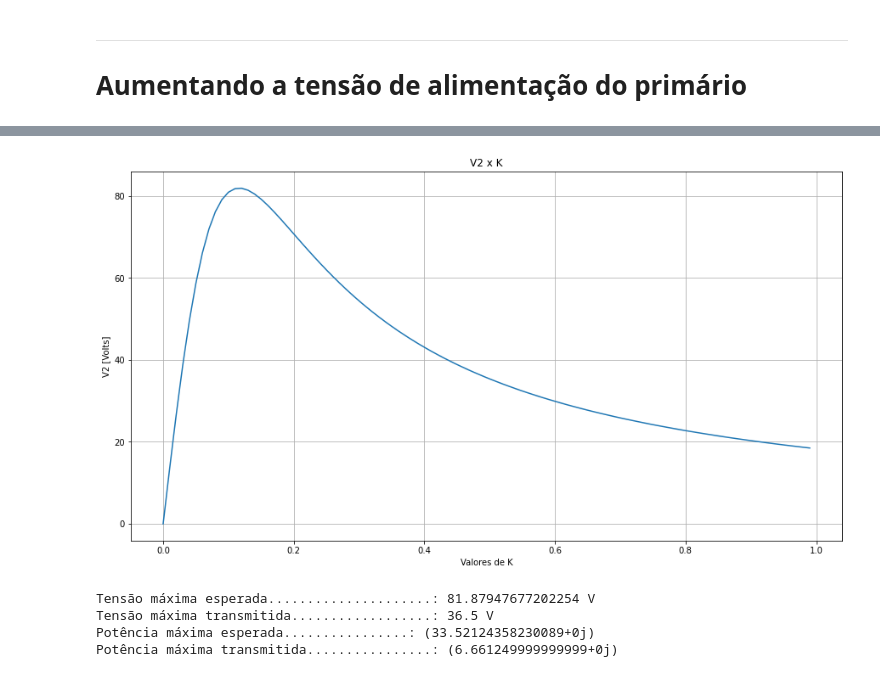
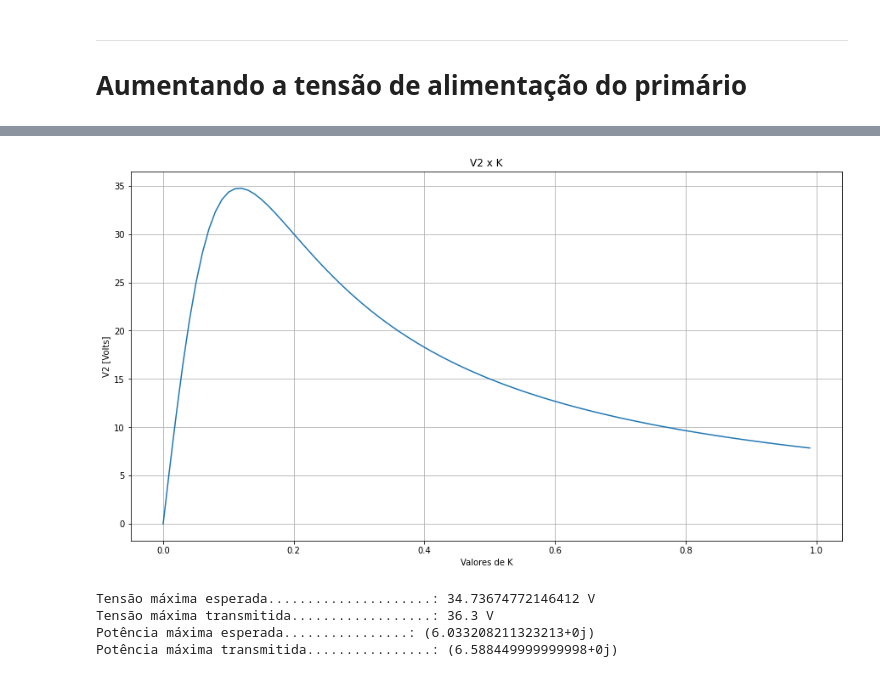
Before and after one commit to jvpazotti/Projeto-Eletromag, a Jupyter notebook: Projeto-NovasVariaveis.ipynb, the cells around one changed output, grey strips where cells are left out. Cells and saved outputs as stored; diff of their text form; code cells hidden in the pictures.

```diff
--- a/Projeto-NovasVariaveis.ipynb
+++ b/Projeto-NovasVariaveis.ipynb
@@ -568,31 +543,31 @@ Podemos desacoplar o circuito de alimentação do primário, aumentando a alimen
 # %%
-Uf = 2/pi*33
+Uf = 2/pi*14
 
 espacos = np.arange(0,1, 0.01)
 V2 = []
 plt.figure(figsize=(15,8))
 for k in espacos:
     M = k*sqrt(L1*L2)
     XM = 1j * w * M
     i1, i2 = CalcularTransformador(Uf, Rc)
     zeq=(XC2*Rc)/(XC2+Rc)
     v2 = zeq * i2
     V2.append(abs(v2))
 
 plt.plot(espacos,V2)
 plt.title("V2 x K")
 plt.xlabel("Valores de K")
 plt.ylabel("V2 [Volts]")
 plt.grid()
 plt.show()
 
 print('Tensão máxima esperada.....................:', max(V2), 'V')
-print('Tensão máxima transmitida..................:', 36.5, 'V')
+print('Tensão máxima transmitida..................:', 36.3, 'V')
 print('Potência máxima esperada................:', (max(V2)/sqrt(2))**2/100)
-print('Potência máxima transmitida................:', (36.5/sqrt(2))**2/100)
+print('Potência máxima transmitida................:', (36.3/sqrt(2))**2/100)
 # %% [output]
-[figure, old version]
+[figure, new version]
-Tensão máxima esperada.....................: 81.87947677202254 V
-Tensão máxima transmitida..................: 36.5 V
-Potência máxima esperada................: (33.52124358230089+0j)
-Potência máxima transmitida................: (6.661249999999999+0j)
+Tensão máxima esperada.....................: 34.73674772146412 V
+Tensão máxima transmitida..................: 36.3 V
+Potência máxima esperada................: (6.033208211323213+0j)
+Potência máxima transmitida................: (6.588449999999998+0j)
```
Also changed, not shown: parts of 9 cells of this notebook.
